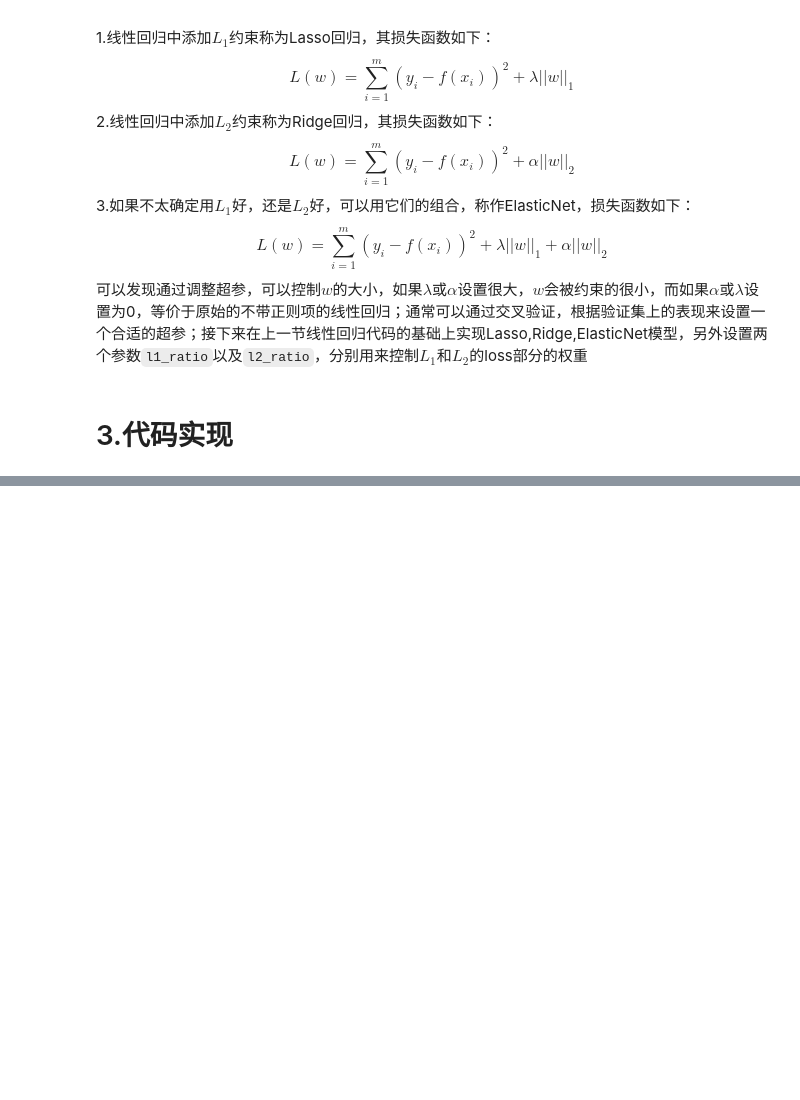
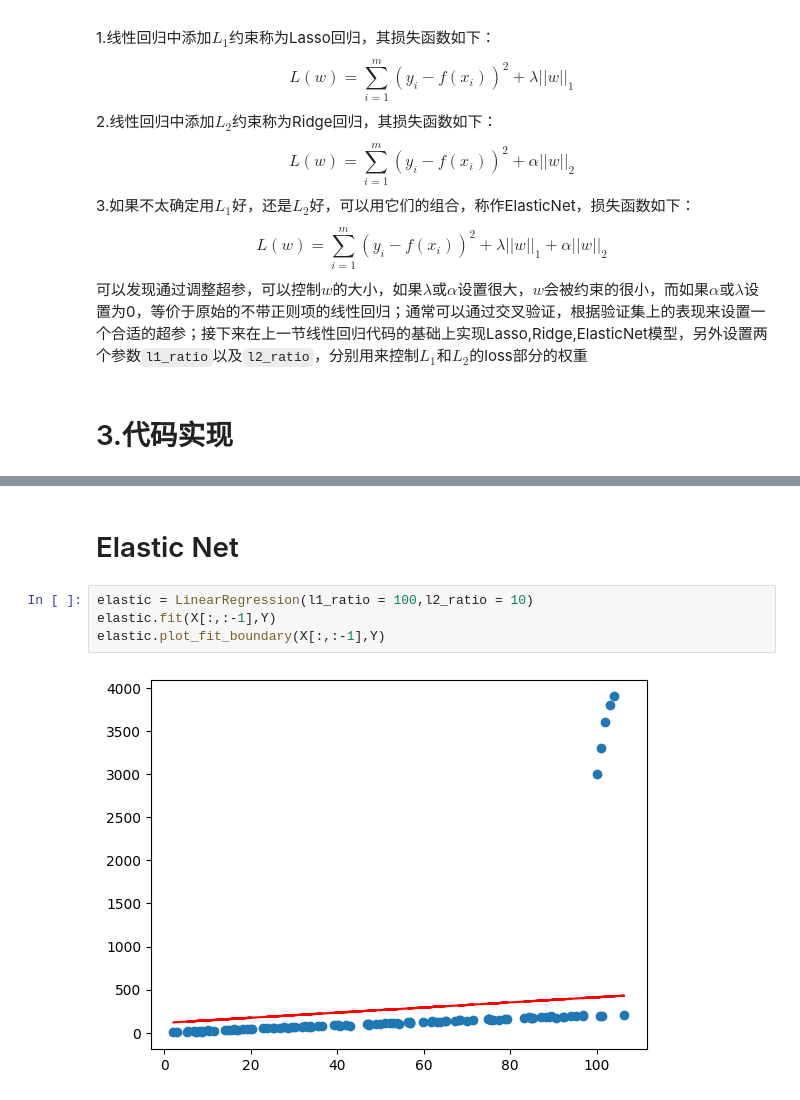
Before and after one commit to BrenchCC/ML_Learning_Notes, a Jupyter notebook: ml_model_notebooks/01_linear_model_linear_regression_regularization(Lasso, Ridge, ElasticNet).ipynb, the cells around one changed output, grey strips where cells are left out. Cells and saved outputs as stored; diff of their text form; blank space fills up the shorter version.

```diff
--- a/ml_model_notebooks/01_linear_model_linear_regression_regularization(Lasso, Ridge, ElasticNet).ipynb
+++ b/ml_model_notebooks/01_linear_model_linear_regression_regularization(Lasso, Ridge, ElasticNet).ipynb
@@ -205,0 +411,8 @@ $$
+# %% [markdown]
+# Elastic Net
+# %%
+elastic = LinearRegression(l1_ratio = 100,l2_ratio = 10)
+elastic.fit(X[:,:-1],Y)
+elastic.plot_fit_boundary(X[:,:-1],Y)
+# %% [output]
+[figure, added]
```
Also changed, not shown: parts of 9 cells of this notebook, 2 other files.
